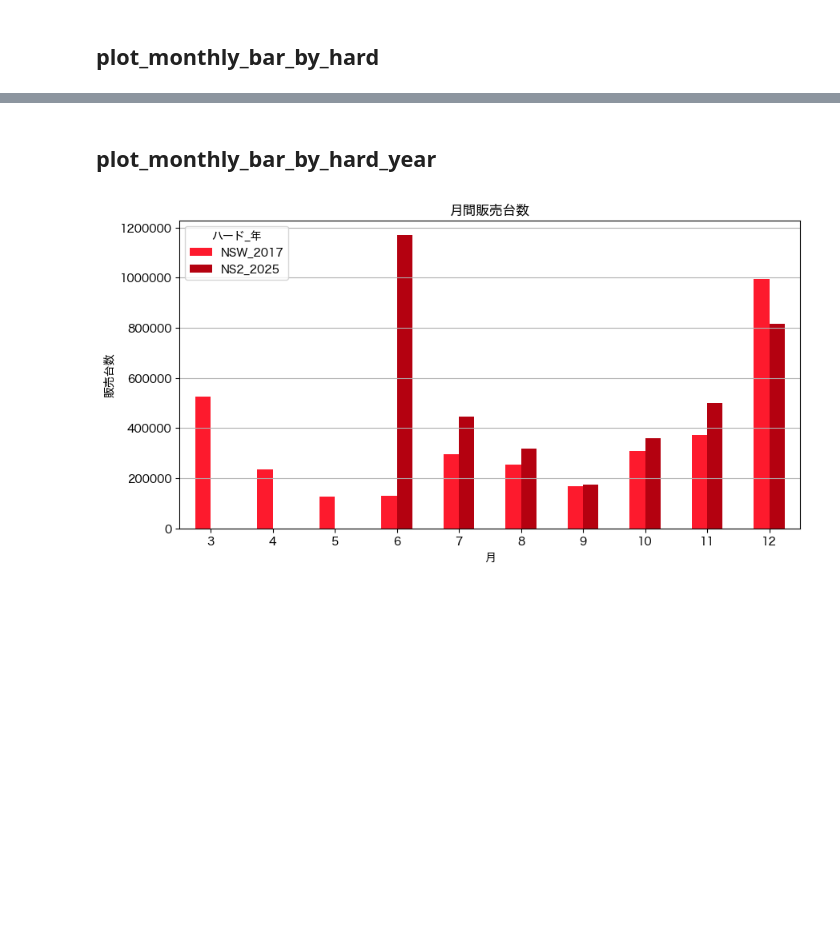
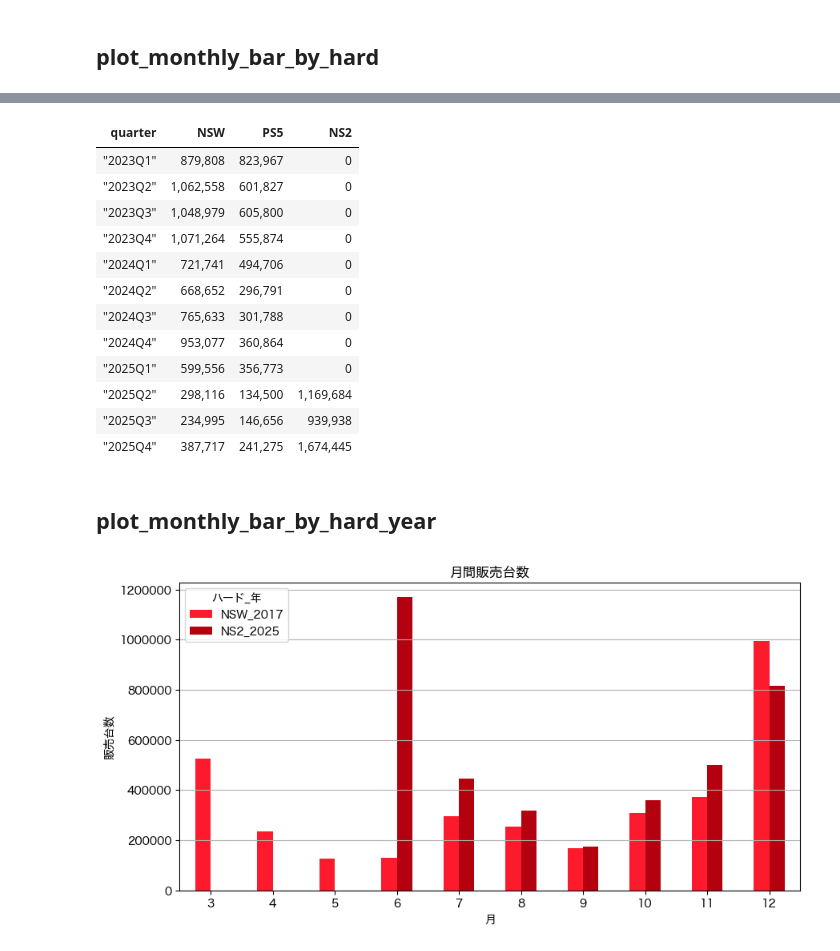
Before and after one commit to hidenden/gamedata, a Jupyter notebook: notebook/example/plot_bar_example.ipynb, the cells around one changed output, grey strips where cells are left out. Drawn from its saved outputs; the diff is of its cells as text; code cells hidden in the pictures; blank space fills up the shorter version.

```diff
--- a/notebook/example/plot_bar_example.ipynb
+++ b/notebook/example/plot_bar_example.ipynb
@@ -45,3 +90,19 @@ import gamedata as g
+# %%
+qhdf
+# %% [output]
+| quarter | NSW | PS5 | NS2 |
+| "2023Q1" | 879,808 | 823,967 | 0 |
+| "2023Q2" | 1,062,558 | 601,827 | 0 |
+| "2023Q3" | 1,048,979 | 605,800 | 0 |
+| "2023Q4" | 1,071,264 | 555,874 | 0 |
+| "2024Q1" | 721,741 | 494,706 | 0 |
+| "2024Q2" | 668,652 | 296,791 | 0 |
+| "2024Q3" | 765,633 | 301,788 | 0 |
+| "2024Q4" | 953,077 | 360,864 | 0 |
+| "2025Q1" | 599,556 | 356,773 | 0 |
+| "2025Q2" | 298,116 | 134,500 | 1,169,684 |
+| "2025Q3" | 234,995 | 146,656 | 939,938 |
+| "2025Q4" | 387,717 | 241,275 | 1,674,445 |
 # %% [markdown]
 ## plot_monthly_bar_by_hard_year
 # %%
```
Also changed, not shown: parts of 15 cells of this notebook, 2 other files.
